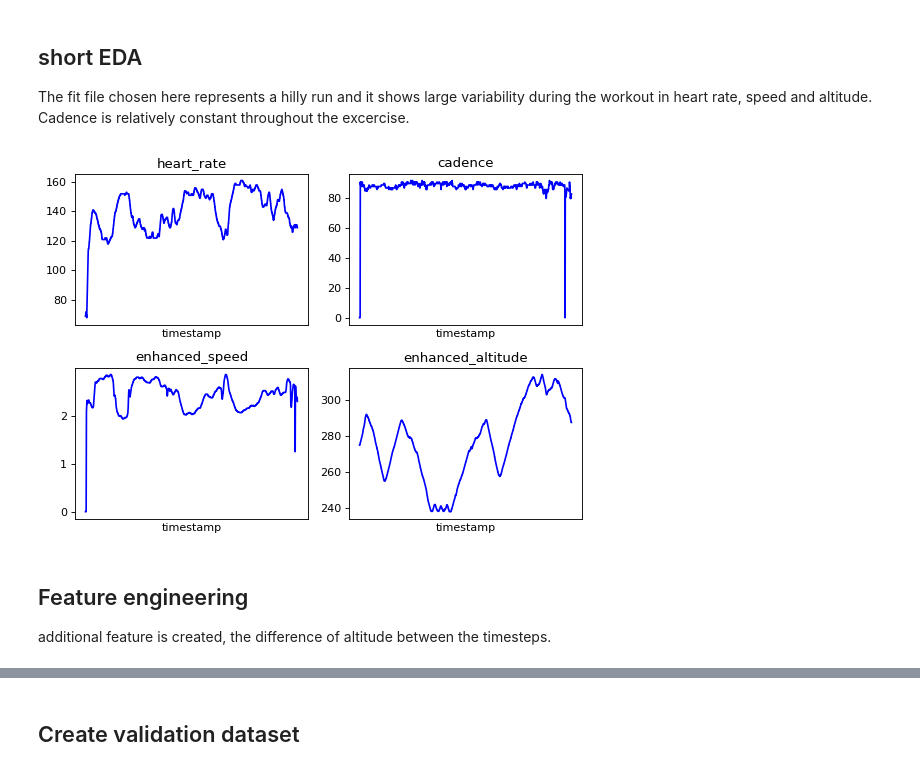
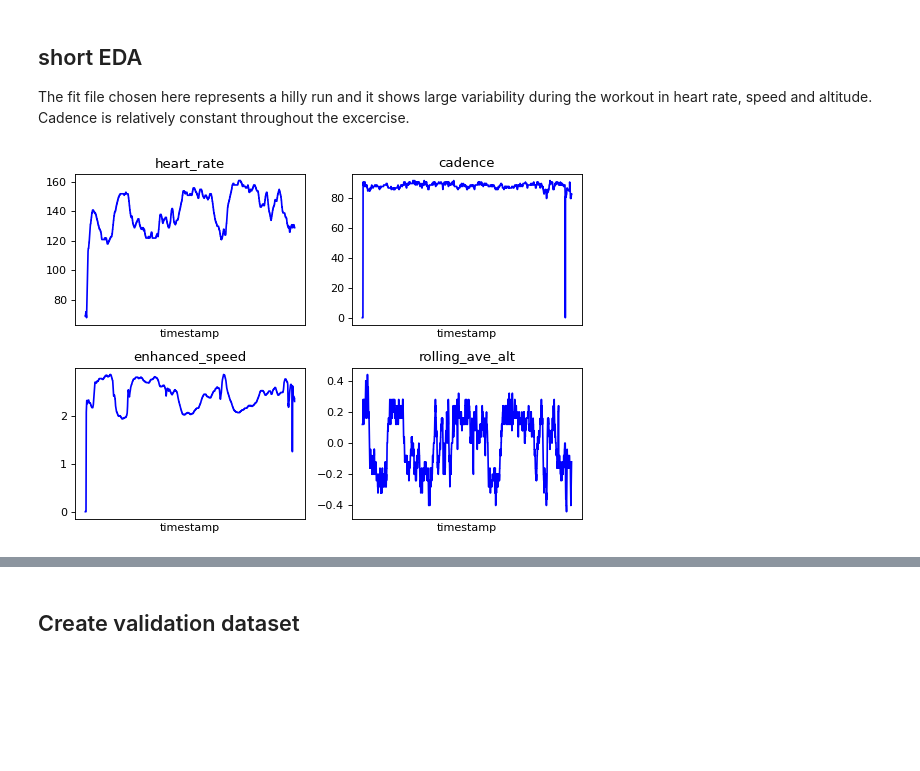
Before and after one commit to rikluost/athlete_hr_predict, a Jupyter notebook: 10_generator_and_model.ipynb, the cells around one changed output, grey strips where cells are left out. Cells and saved outputs as stored; diff of their text form; code cells hidden in the pictures; blank space fills up the shorter version.

```diff
--- a/10_generator_and_model.ipynb
+++ b/10_generator_and_model.ipynb
@@ -14,7 +14,7 @@ import matplotlib.pyplot as plt
 import numpy as np
 import tensorflow as tf
 from tensorflow import keras
-from keras.layers import BatchNormalization
 
+model_features =  ["heart_rate", "cadence","enhanced_speed","rolling_ave_alt"]
 fit_path = "/home/riku/projects/athlet_hr_predict/fit_file_csv"
 os.chdir(fit_path)
@@ -57,31 +67,27 @@ def denormalize_hr(data):
 
 The fit file chosen here represents a hilly run and it shows large variability during the workout in heart rate, speed and altitude. Cadence is relatively constant throughout the excercise.
 # %%
-eda_example = pd.read_csv(fit_path+'/RUN_2021-08-26-07-15-23.fit.csv', index_col='timestamp')[["heart_rate", "cadence","enhanced_speed","enhanced_altitude"]]
+eda_example = pd.read_csv(fit_path+'/RUN_2021-08-26-07-15-23.fit.csv', index_col='timestamp')[model_features]
 
 def show_raw_visualization(data):
     time_data = data.index
     fig, axes = plt.subplots(
         nrows=2, ncols=2, figsize=(7, 5), dpi=80, facecolor="w", edgecolor="k"
     )
     for i in range(4):
-        key = ["heart_rate", "cadence","enhanced_speed","enhanced_altitude"][i]
+        key = model_features[i]
         t_data = data[key]
         t_data.index = time_data
         t_data.head()
         ax = t_data.plot(
             ax=axes[i // 2, i % 2],
             color='b',
             title="{}".format(key),
             rot=25,
         )
         ax.set_xticks([])
     plt.tight_layout()
 
 show_raw_visualization(eda_example)
 # %% [output]
-[figure, old version]
+[figure, new version]
-# %% [markdown]
-## Feature engineering
-
-additional feature is created, the difference of altitude between the timesteps.
```
Also changed, not shown: parts of 16 cells of this notebook, 13 other files.
